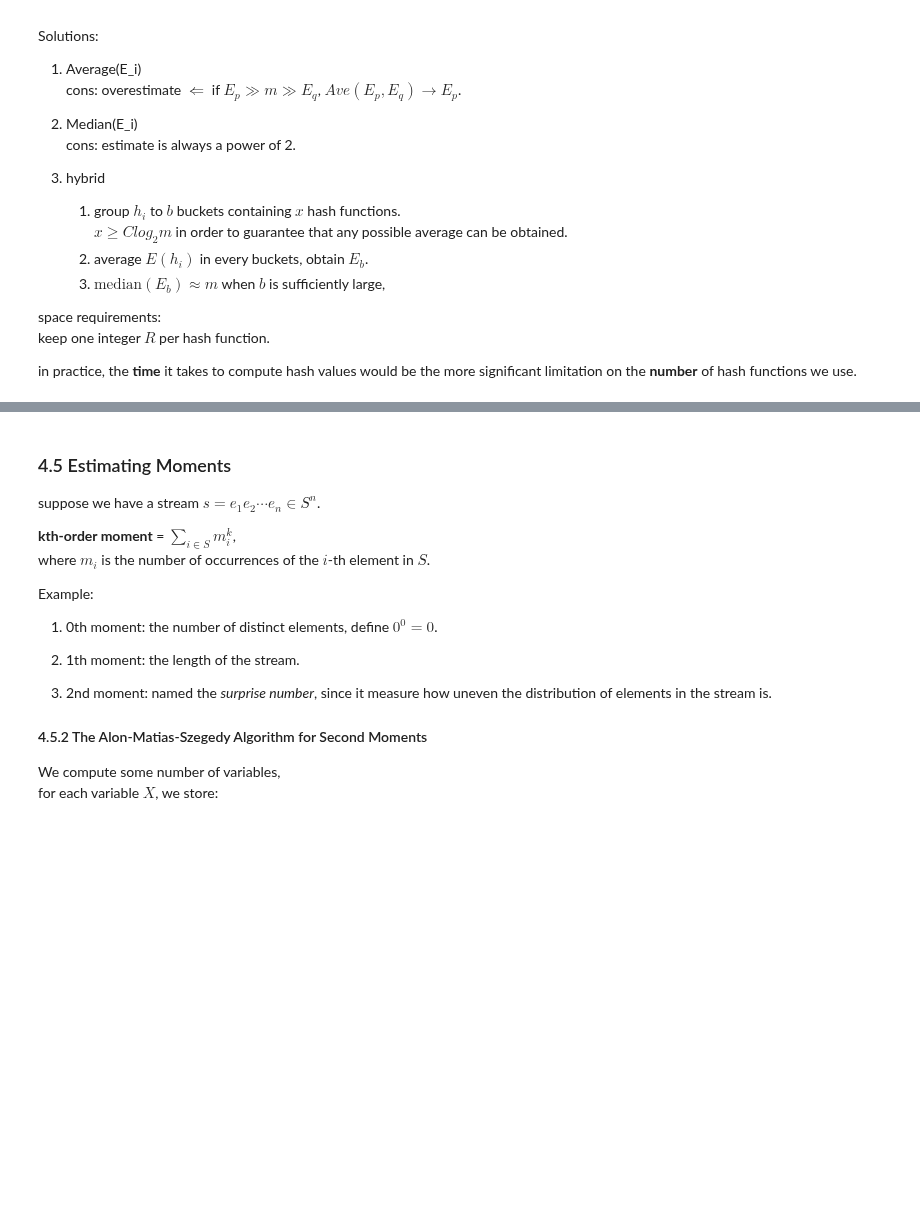
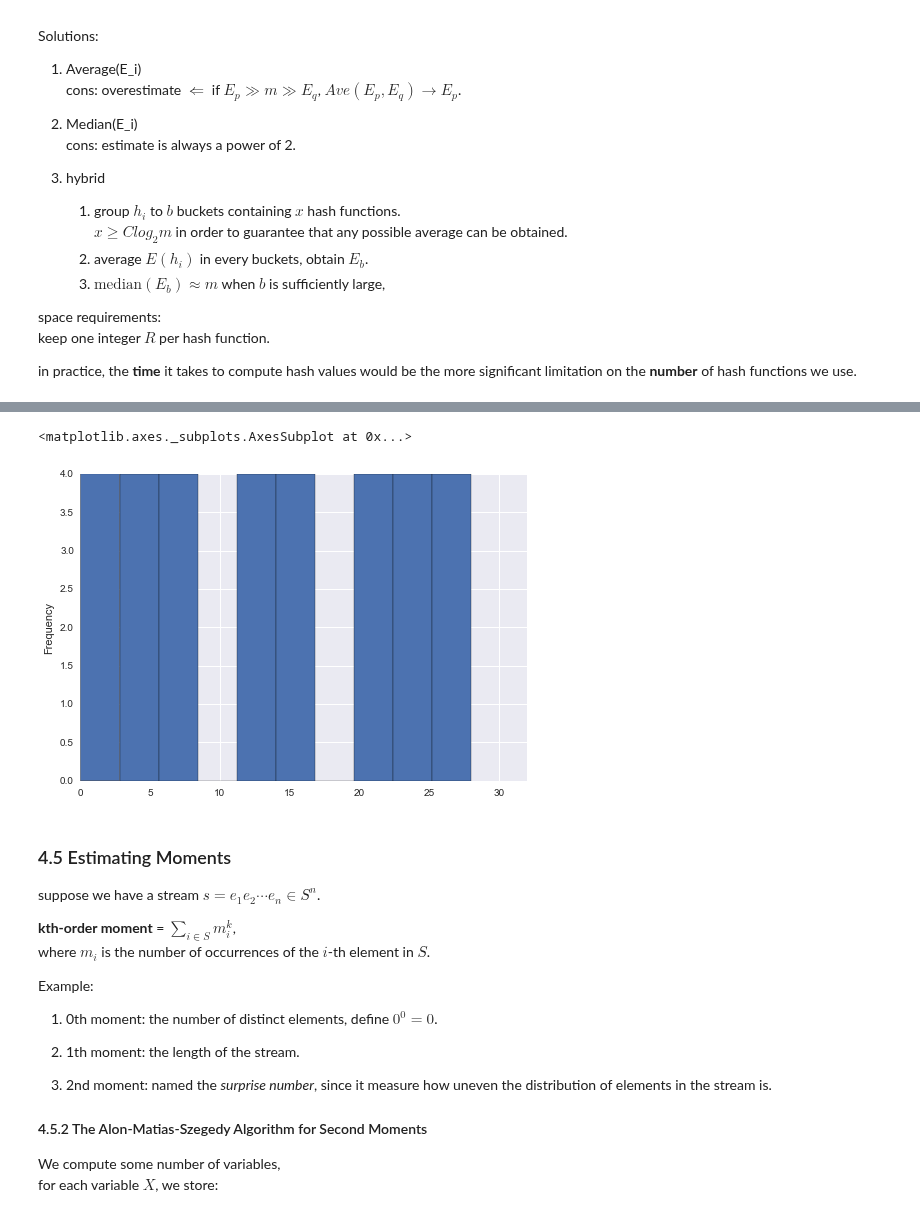
Before and after one commit to facaiy/book_notes, a Jupyter notebook: Mining_of_Massive_Datasets/Mining_Data_Streams/note.ipynb, the cells around one changed output, grey strips where cells are left out. Drawn from its saved outputs; the diff is of its cells as text; code cells hidden in the pictures; blank space fills up the shorter version.

```diff
--- a/Mining_of_Massive_Datasets/Mining_Data_Streams/note.ipynb
+++ b/Mining_of_Massive_Datasets/Mining_Data_Streams/note.ipynb
@@ -220,3 +279,10 @@ in practice, the **time** it takes to compute hash values would be the more sign
+# %%
+y = map(lambda x: (4*x + 0) % 32, x)
+df = pd.DataFrame({'y':y})
+df.plot(kind='hist', xlim=(0,32), legend=False)
+# %% [output]
+<matplotlib.axes._subplots.AxesSubplot at 0x...>
+[figure, added]
 # %% [markdown]
 ### 4.5 Estimating Moments
 
```
Also changed, not shown: parts of 16 cells of this notebook, 4 other files.
